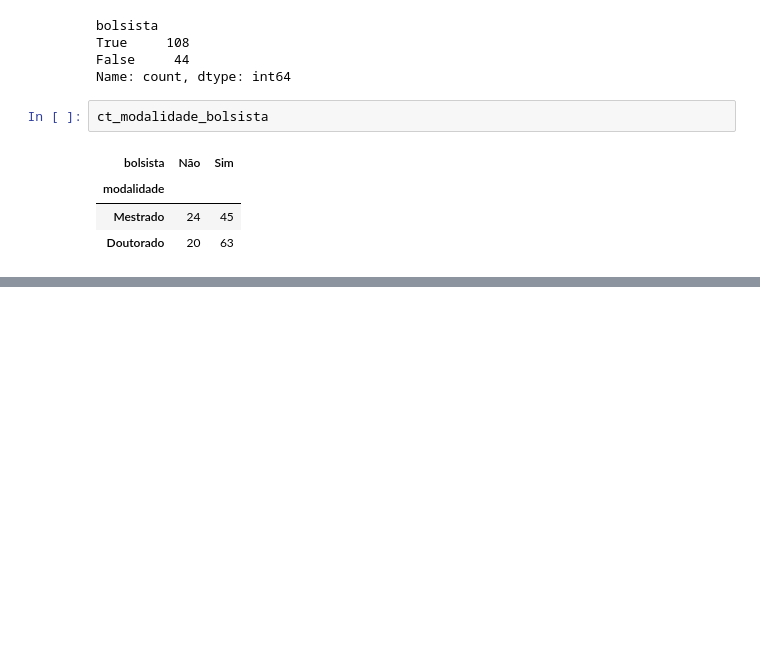
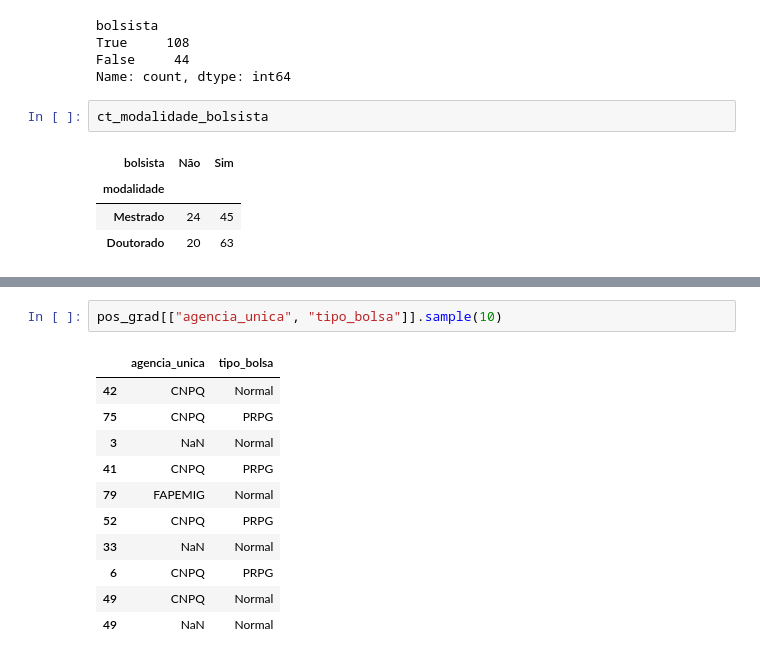
Before and after one commit to victorccampos/Portfolio-Dados, a Jupyter notebook: EDA-PosFisicaUFMG.ipynb, the cells around one changed output, grey strips where cells are left out. Saved outputs shown, nothing was run; the diff lists cells and outputs as text; blank space fills up the shorter version.

```diff
--- a/EDA-PosFisicaUFMG.ipynb
+++ b/EDA-PosFisicaUFMG.ipynb
@@ -448,0 +502,14 @@ plt.show()
+# %%
+pos_grad[["agencia_unica", "tipo_bolsa"]].sample(10)
+# %% [output]
+|  | agencia_unica | tipo_bolsa |
+| 42 | CNPQ | Normal |
+| 75 | CNPQ | PRPG |
+| 3 | NaN | Normal |
+| 41 | CNPQ | PRPG |
+| 79 | FAPEMIG | Normal |
+| 52 | CNPQ | PRPG |
+| 33 | NaN | Normal |
+| 6 | CNPQ | PRPG |
+| 49 | CNPQ | Normal |
+| 49 | NaN | Normal |
```
Also changed, not shown: parts of 45 cells of this notebook.
